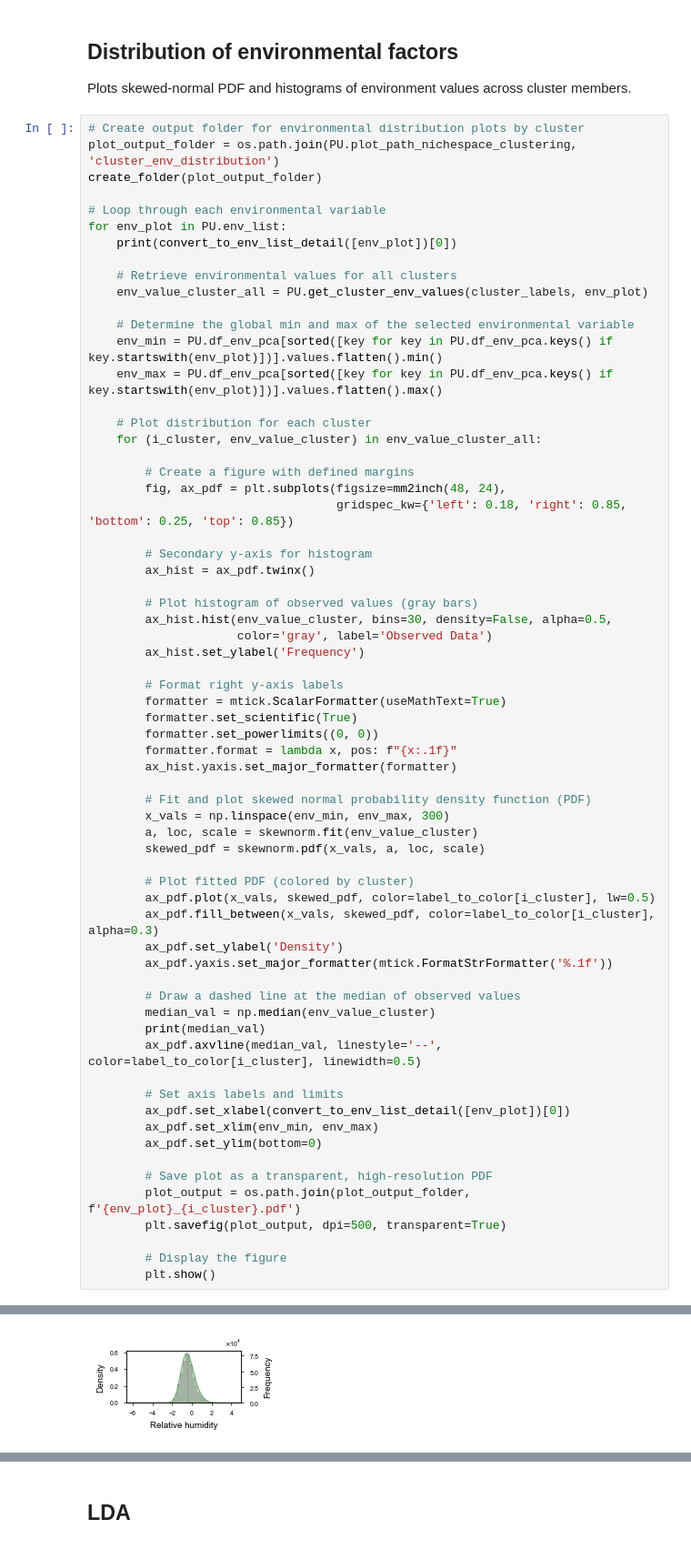
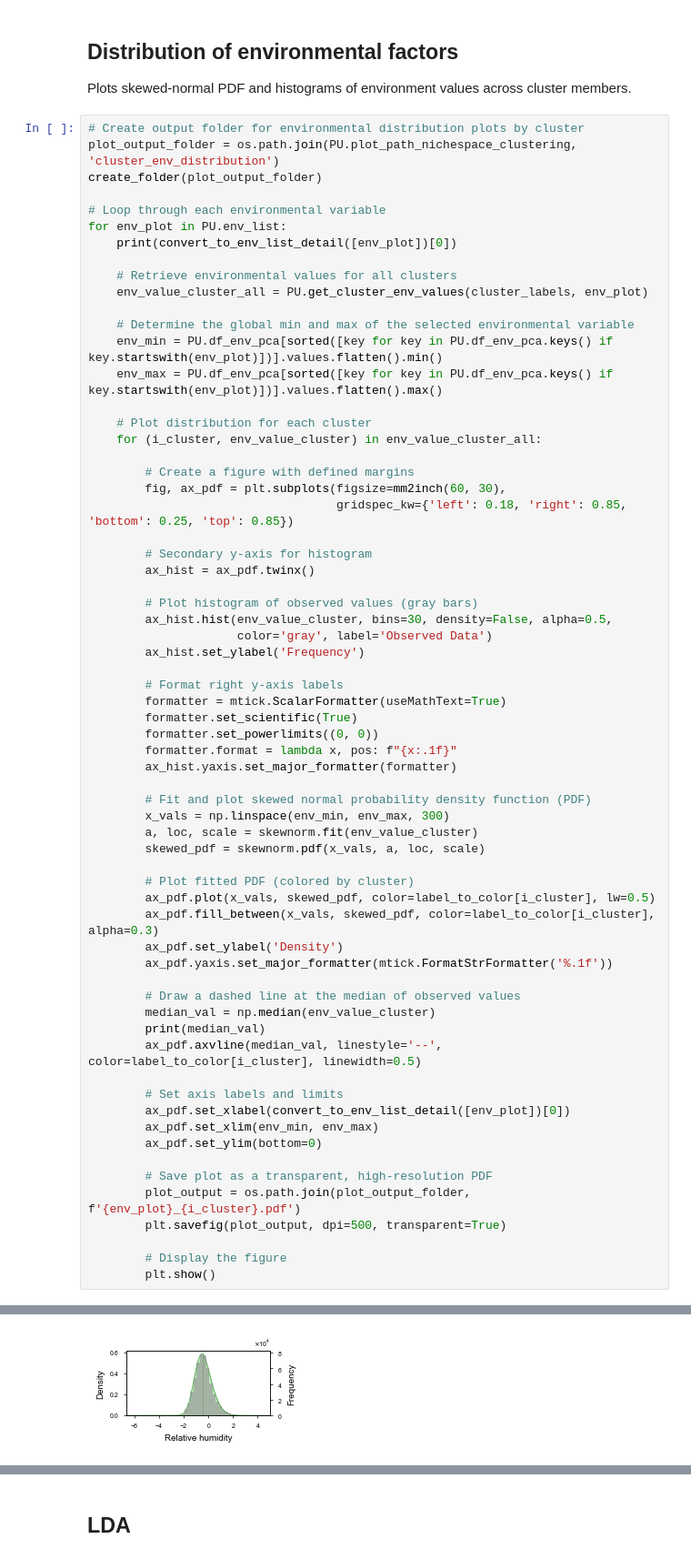
Before and after one commit to KLKua/DeepSDM, a Jupyter notebook: Fig5_nichespace_clustering.ipynb, the cells around one changed output, grey strips where cells are left out. Shown at 91% size. Saved outputs shown, nothing was run; the diff lists cells and outputs as text.

Commit message:
Alter the figsize of env distribution plot of every cluster

```diff
--- a/Fig5_nichespace_clustering.ipynb
+++ b/Fig5_nichespace_clustering.ipynb
@@ -446,7 +459,7 @@ for env_plot in PU.env_list:
     for (i_cluster, env_value_cluster) in env_value_cluster_all:
 
         # Create a figure with defined margins
-        fig, ax_pdf = plt.subplots(figsize=mm2inch(48, 24),
+        fig, ax_pdf = plt.subplots(figsize=mm2inch(60, 30),
                                    gridspec_kw={'left': 0.18, 'right': 0.85, 'bottom': 0.25, 'top': 0.85})
 
         # Secondary y-axis for histogram
@@ -502,4 +515,4 @@ Cloud area fraction
 Relative humidity
 -0.44365814
-[figure, old version]
+[figure, new version]
 -0.5781441
```
Also changed, not shown: parts of 2 cells of this notebook.
